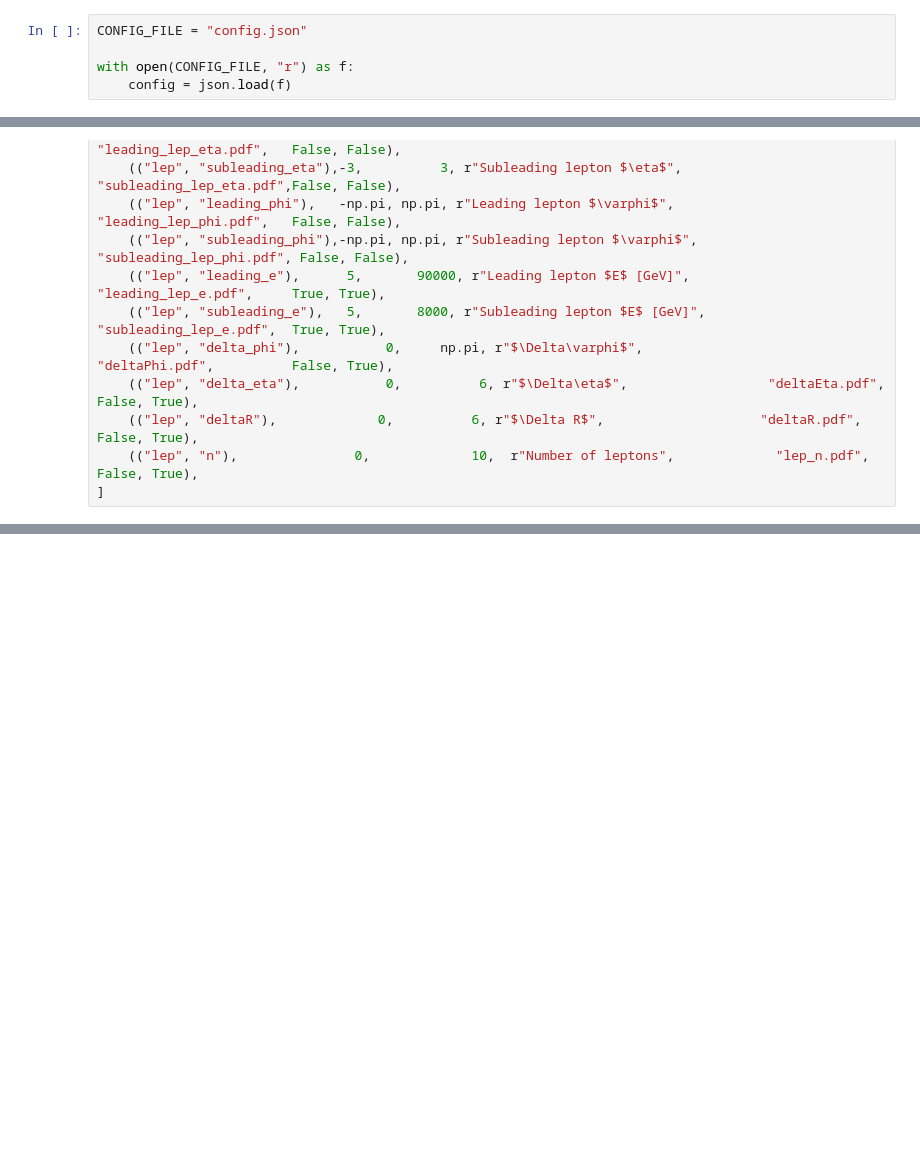
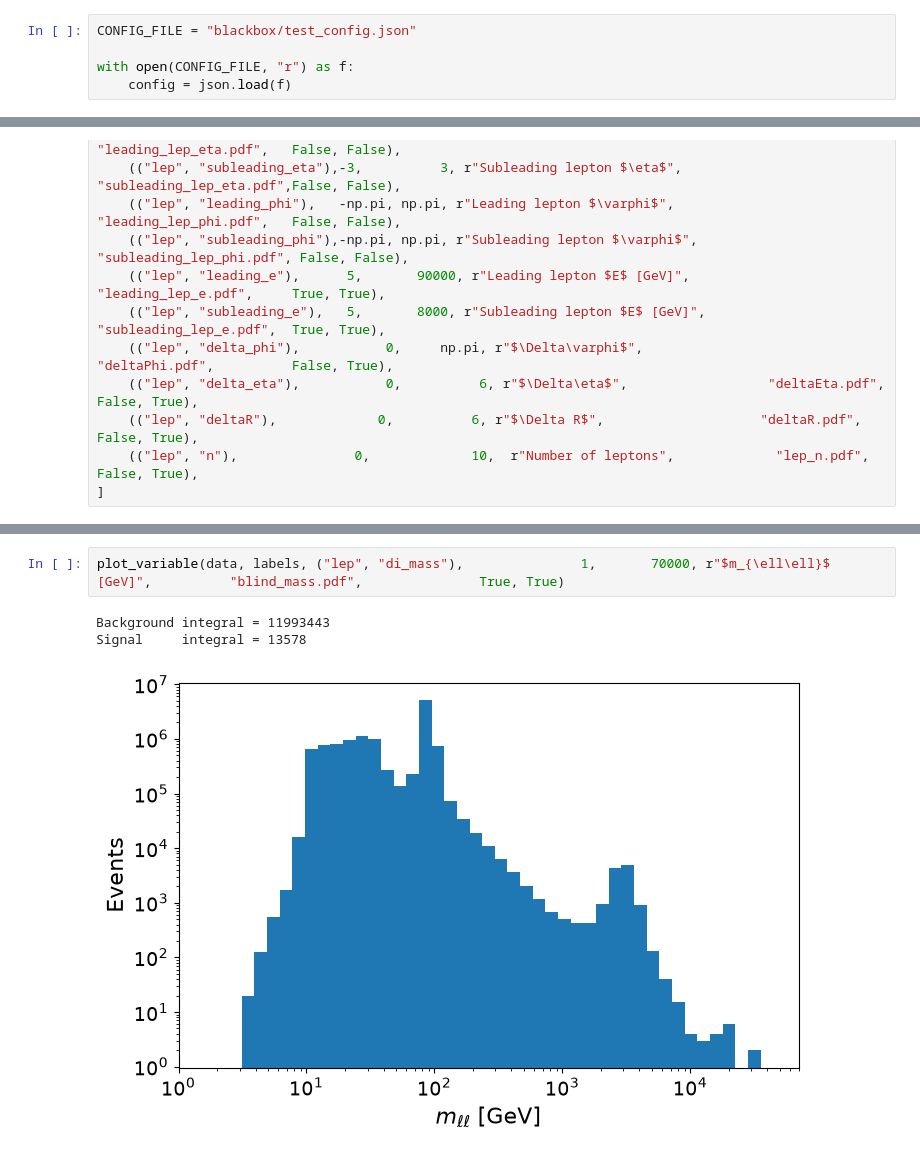
Before and after one commit to nbaeumann/atlas_open_data_fork, a Jupyter notebook: for-education/my_v0_blackbox.ipynb, the cells around one changed output, grey strips where cells are left out. Drawn from its saved outputs; the diff is of its cells as text; blank space fills up the shorter version.

```diff
--- a/for-education/my_v0_blackbox.ipynb
+++ b/for-education/my_v0_blackbox.ipynb
@@ -16,5 +20,5 @@ atom.set_release('2025e-13tev-beta')
 # %%
-CONFIG_FILE = "config.json"
+CONFIG_FILE = "blackbox/test_config.json"
 
 with open(CONFIG_FILE, "r") as f:
     config = json.load(f)
@@ -648 +634,7 @@ Signal     integral = 13578
 ... (14 outputs left out)
+# %%
+plot_variable(data, labels, ("lep", "di_mass"),               1,       70000, r"$m_{\ell\ell}$ [GeV]",          "blind_mass.pdf",               True, True)
+# %% [output]
+Background integral = 11993443
+Signal     integral = 13578
+[figure, added]
```
Also changed, not shown: parts of 9 cells of this notebook, 2 other files.
